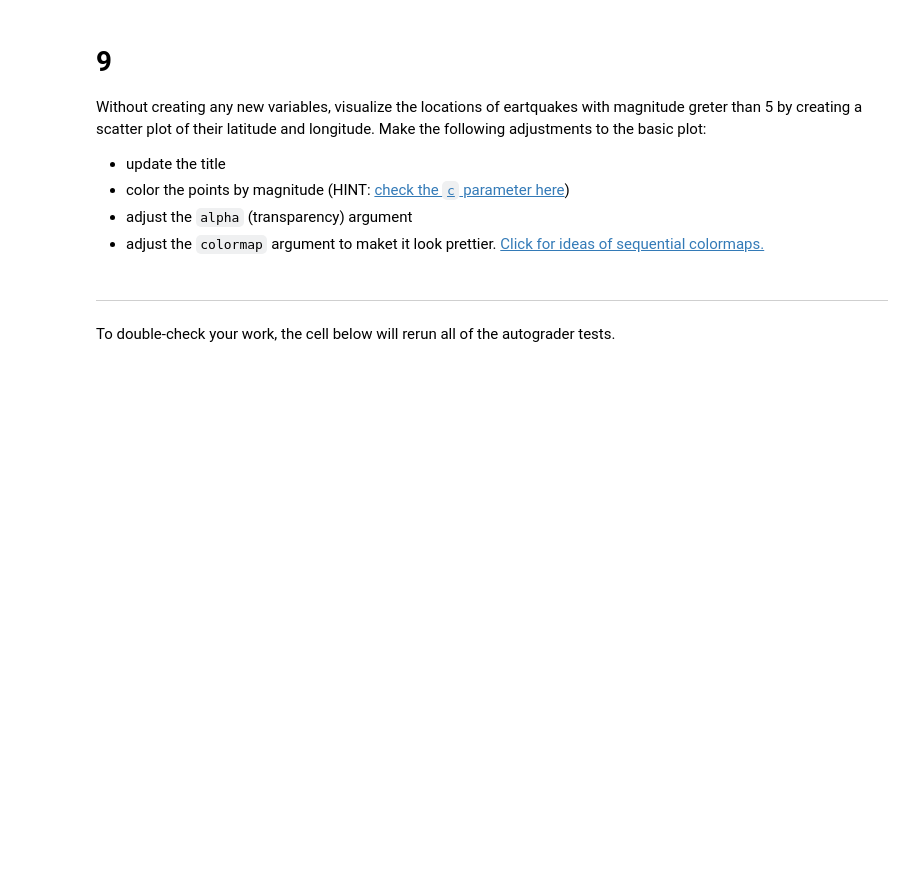
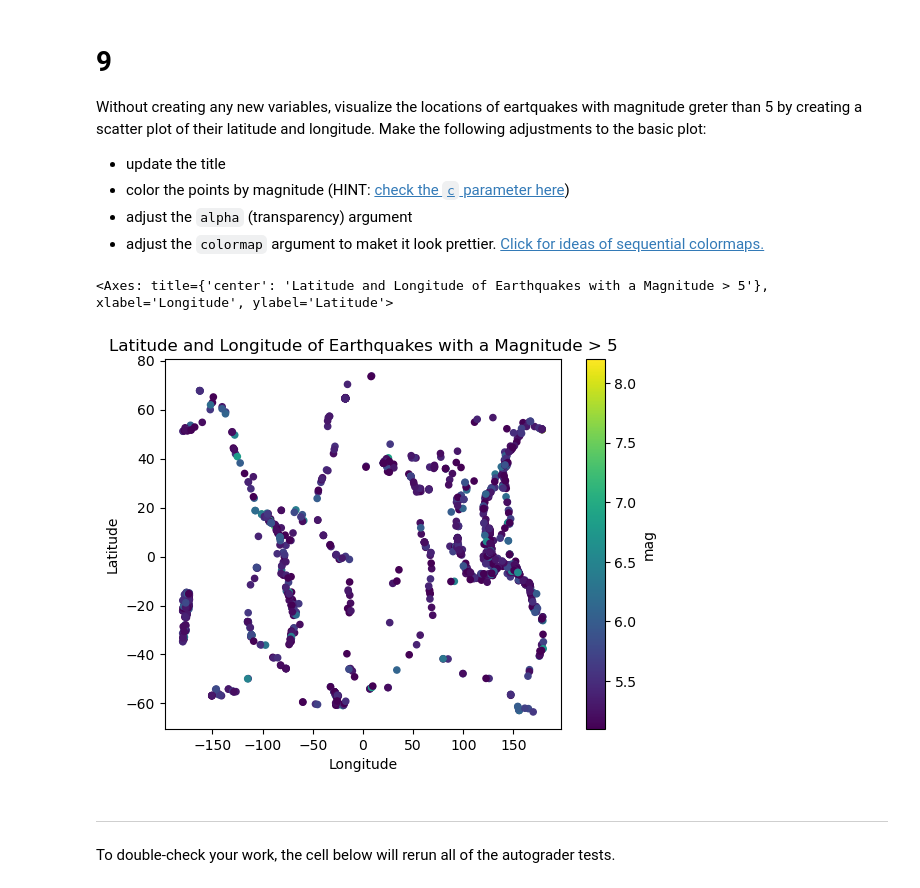
Before and after one commit to eowen19/eds220-hwk1, a Jupyter notebook: task3/hwk1-task3-earthquakes.ipynb, the cells around one changed output. Cells and saved outputs as stored; diff of their text form; code cells hidden in the pictures; blank space fills up the shorter version.

```diff
--- a/task3/hwk1-task3-earthquakes.ipynb
+++ b/task3/hwk1-task3-earthquakes.ipynb
@@ -266,6 +313,20 @@ Without creating any new variables, visualize the locations of eartquakes with m
 - color the points by magnitude (HINT: [check the `c` parameter here](https://pandas.pydata.org/pandas-docs/stable/reference/api/pandas.DataFrame.plot.scatter.html))
 - adjust the `alpha` (transparency) argument
 - adjust the `colormap` argument to maket it look prettier. [Click for ideas of sequential colormaps.](https://matplotlib.org/stable/users/explain/colors/colormaps.html)
+# %%
+over_five = eqk[eqk['mag']>5]
+# %%
+over_five.plot(kind = 'scatter',
+        x = 'longitude',
+        y = 'latitude',
+        title = 'Latitude and Longitude of Earthquakes with a Magnitude > 5',
+        xlabel = 'Longitude',
+        ylabel = 'Latitude',
+        c = 'mag',
+        colormap = 'viridis')
+# %% [output]
+<Axes: title={'center': 'Latitude and Longitude of Earthquakes with a Magnitude > 5'}, xlabel='Longitude', ylabel='Latitude'>
+[figure, added]
 # %% [markdown]
 ---
 
```
Also changed, not shown: parts of 13 cells of this notebook.
